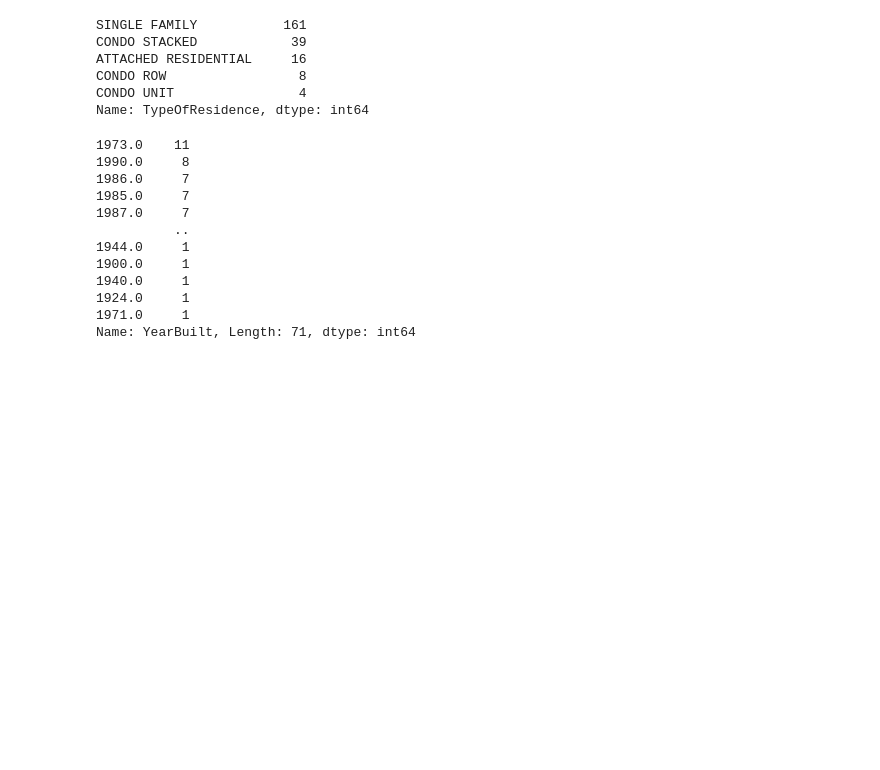
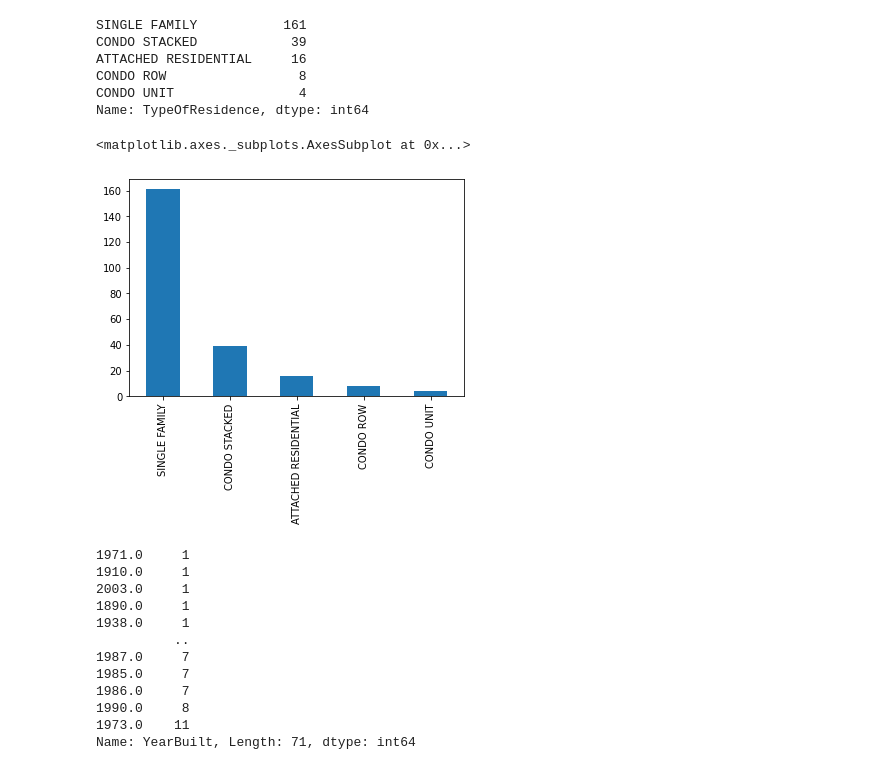
Before and after one commit to ajwu100/GROUP-9-PROJECT-1, a Jupyter notebook: house_attributes.ipynb, the cells around one changed output. Drawn from its saved outputs; the diff is of its cells as text; code cells hidden in the pictures; blank space fills up the shorter version.

```diff
--- a/house_attributes.ipynb
+++ b/house_attributes.ipynb
@@ -40,5 +42,6 @@ house_df
 # %%
-house_df["TypeOfResidence"].value_counts()
+house_type = house_df["TypeOfResidence"].value_counts()
+house_type
 # %% [output]
 SINGLE FAMILY           161
 CONDO STACKED            39
@@ -46,19 +49,25 @@ ATTACHED RESIDENTIAL     16
 CONDO ROW                 8
 CONDO UNIT                4
 Name: TypeOfResidence, dtype: int64
+# %%
+
+house_type.plot(kind="bar", x="TypeOfResidence", y=house_type)
+# %% [output]
+<matplotlib.axes._subplots.AxesSubplot at 0x...>
+[figure, added]
 # %%
 year = house_df["YearBuilt"].value_counts()
-year
+year.sort_values()
 # %% [output]
+1971.0     1
+1910.0     1
+2003.0     1
+1890.0     1
+1938.0     1
+          ..
+1987.0     7
+1985.0     7
+1986.0     7
+1990.0     8
 1973.0    11
-1990.0     8
-1986.0     7
-1985.0     7
-1987.0     7
-          ..
-1944.0     1
-1900.0     1
-1940.0     1
-1924.0     1
-1971.0     1
 Name: YearBuilt, Length: 71, dtype: int64
```
Also changed, not shown: parts of 7 cells of this notebook, 1 other file.
